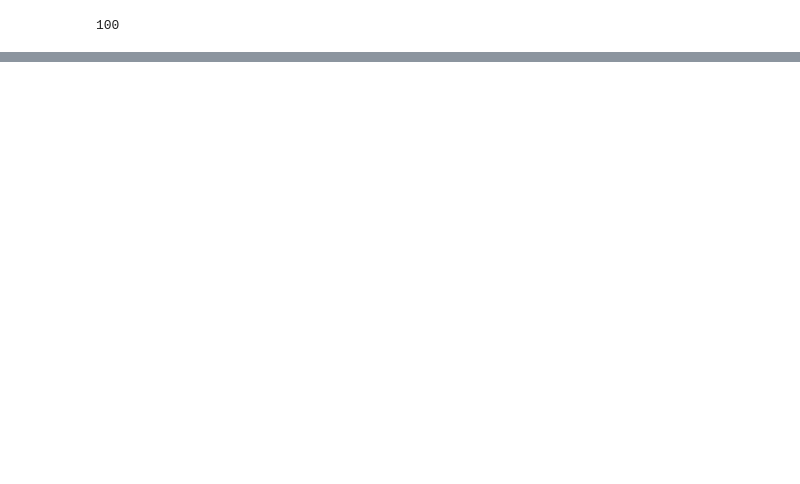
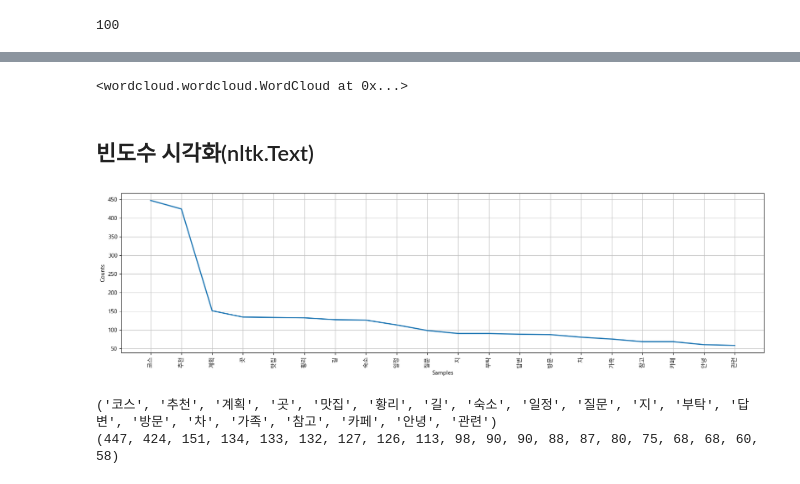
Before and after one commit to mystery7city/ai, a Jupyter notebook: source/07_자연어처리/ch3_한글형태소분석_시각화_유사도분석_Quiz.ipynb, the cells around one changed output, grey strips where cells are left out. Drawn from its saved outputs; the diff is of its cells as text; code cells hidden in the pictures; blank space fills up the shorter version.

```diff
--- a/source/07_자연어처리/ch3_한글형태소분석_시각화_유사도분석_Quiz.ipynb
+++ b/source/07_자연어처리/ch3_한글형태소분석_시각화_유사도분석_Quiz.ipynb
@@ -117,0 +373,26 @@ print(len(items))
+# %%
+# 생성된 wordcloud 저장
+wordcloud.to_file('data/naver_전주.jpg')
+# %% [output]
+<wordcloud.wordcloud.WordCloud at 0x...>
+# %% [markdown]
+## 빈도수 시각화(nltk.Text)
+# %%
+df_gj_noun_list = df_nouns.loc[df_nouns['query'] == '경주 여행', 'token'].to_list()
+df_jj_noun_list = df_nouns.loc[df_nouns['query'] == '전주 여행', 'token'].to_list()
+# %%
+import nltk
+data_text = nltk.Text(df_gj_noun_list)
+plt.figure(figsize=(20,5))
+plt.rc('font', family = 'Malgun Gothic')
+data_text.plot(20)
+plt.show()
+# %% [output]
+[figure, added]
+# %%
+word, counts = zip(*data_text.vocab().most_common(20))
+print(word)
+print(counts)
+# %% [output]
+('코스', '추천', '계획', '곳', '맛집', '황리', '길', '숙소', '일정', '질문', '지', '부탁', '답변', '방문', '차', '가족', '참고', '카페', '안녕', '관련')
+(447, 424, 151, 134, 133, 132, 127, 126, 113, 98, 90, 90, 88, 87, 80, 75, 68, 68, 60, 58)
```
Also changed, not shown: parts of 39 cells of this notebook, 8 other files.
